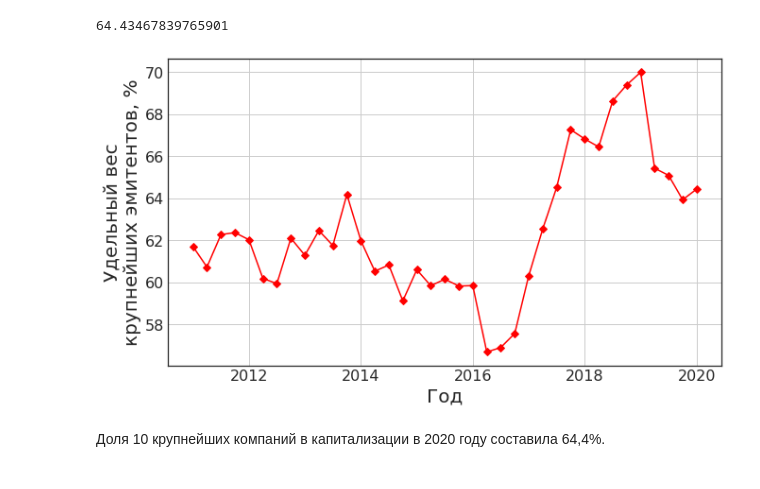
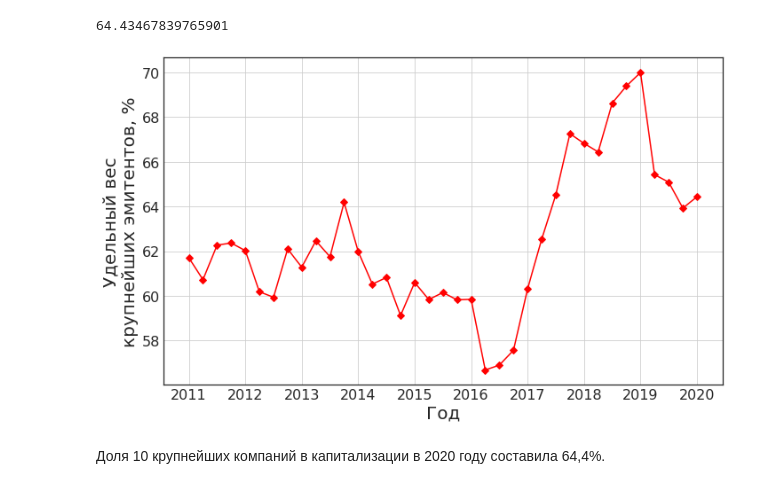
Before and after one commit to kostya-gh/stocks_prediction, a Jupyter notebook: market_cap.ipynb, the cells around one changed output. Saved outputs shown, nothing was run; the diff lists cells and outputs as text; code cells hidden in the pictures.

```diff
--- a/market_cap.ipynb
+++ b/market_cap.ipynb
@@ -8,7 +7,10 @@ import seaborn as sns
 # %%
 plt.style.use('seaborn-white')
+# %%
+picts_loc = '/mnt/c/Users/Kostya/Pictures/Screenshots/'
+data_loc = '/mnt/c/Users/Kostya/data/'
 # %%
-df = pd.read_csv('market_cap.csv', sep=';', decimal=',', index_col=0)
+df = pd.read_csv(data_loc + 'market_cap.csv', sep=';', decimal=',', index_col=0)
 df.head()
 # %% [output]
 |  | name | category | id | volume | price | cap | volume_2012_1 | price_2012_1 | cap_2012_1 | ... |
@@ -131,14 +134,15 @@ main_cap_weigths[-1]
 # %%
 fig, ax = plt.subplots(figsize=(10, 6), tight_layout=True)
 
 plt.plot(cap_data.index, main_cap_weigths, '-D', color='red')
 plt.tick_params(axis='both', which='major', labelsize=16)
 ax.grid()
 plt.xlabel('Год', fontsize=20)
 plt.ylabel('Удельный вес\nкрупнейших эмитентов, %', fontsize=20)
+plt.xticks(ticks=cap_data.index[::4])
 
-fig.savefig('big_weight.png', dpi=180)
+fig.savefig(picts_loc + 'big_weight.png', dpi=180)
 # %% [output]
-[figure, old version]
+[figure, new version]
 # %% [markdown]
   Доля 10 крупнейших компаний в капитализации в 2020 году составила 64,4%.
```
Also changed, not shown: parts of 9 cells of this notebook, 1 other file.
